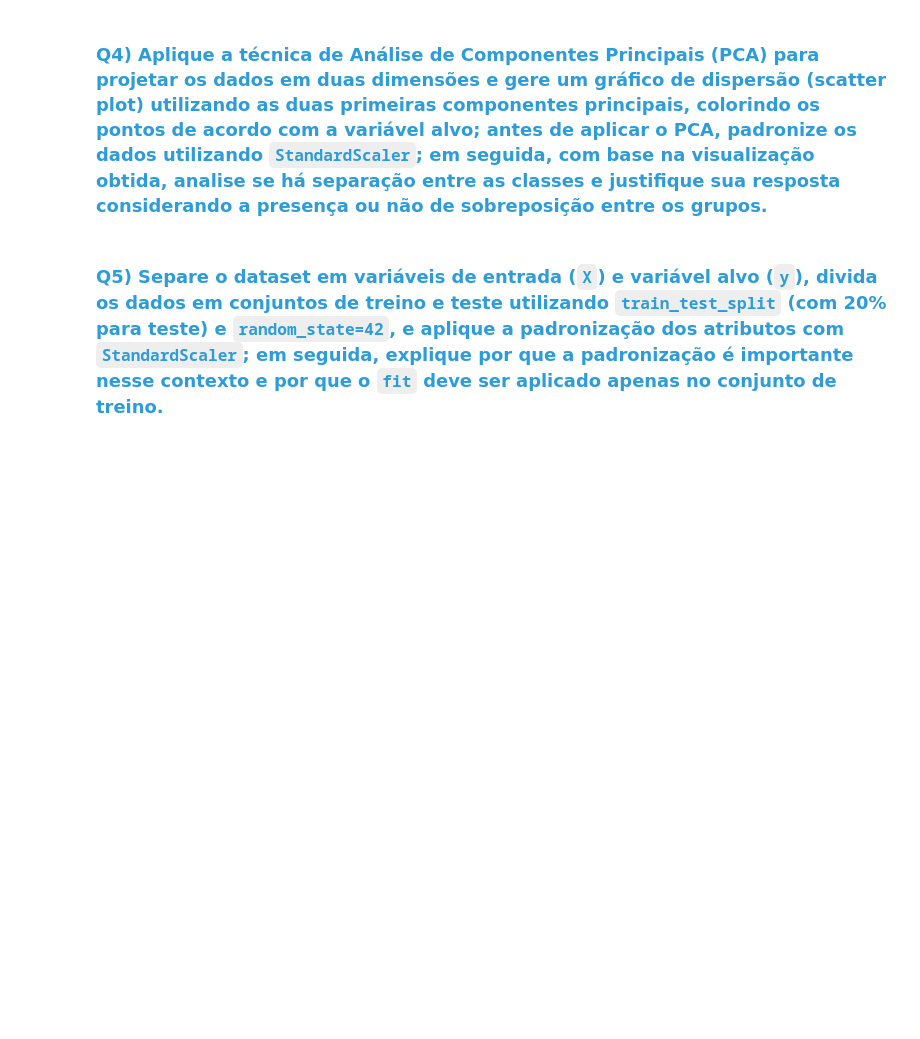
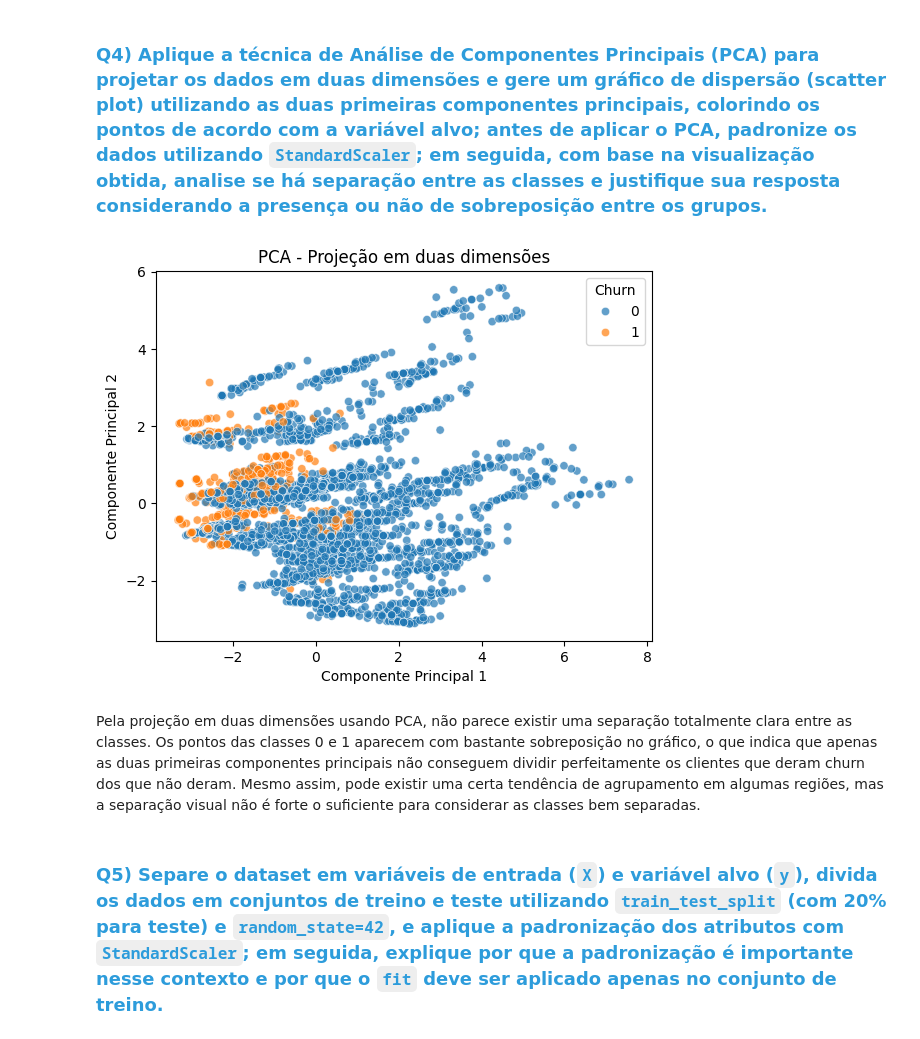
Before and after one commit to MarceloHOPV/API---fastAPI, a Jupyter notebook: C318_2026_1_Atividade_05_Enunciado.ipynb, the cells around one changed output. Cells and saved outputs as stored; diff of their text form; code cells hidden in the pictures; blank space fills up the shorter version.

```diff
--- a/C318_2026_1_Atividade_05_Enunciado.ipynb
+++ b/C318_2026_1_Atividade_05_Enunciado.ipynb
@@ -147,4 +195,25 @@ O dataset possui 3150 amostras e 14 atributos (incluindo a variável alvo), send
 # %% [markdown]
 ### <font color='#2D9CDB'>Q4) Aplique a técnica de Análise de Componentes Principais (PCA) para projetar os dados em duas dimensões e gere um gráfico de dispersão (scatter plot) utilizando as duas primeiras componentes principais, colorindo os pontos de acordo com a variável alvo; antes de aplicar o PCA, padronize os dados utilizando `StandardScaler`; em seguida, com base na visualização obtida, analise se há separação entre as classes e justifique sua resposta considerando a presença ou não de sobreposição entre os grupos.</font>
+# %%
+X = df.drop(columns=[TARGET_COLUMN])
+y = df[TARGET_COLUMN]
+
+X_scaled = StandardScaler().fit_transform(X)
+
+pca = PCA(n_components=2)
+X_pca = pca.fit_transform(X_scaled)
+
+pca_df = pd.DataFrame(X_pca, columns=["PC1", "PC2"])
+pca_df[TARGET_COLUMN] = y.values
+
+sns.scatterplot(data=pca_df, x="PC1", y="PC2", hue=TARGET_COLUMN, alpha=0.7)
+plt.title("PCA - Projeção em duas dimensões")
+plt.xlabel("Componente Principal 1")
+plt.ylabel("Componente Principal 2")
+plt.show()
+# %% [output]
+[figure, added]
+# %% [markdown]
+Pela projeção em duas dimensões usando PCA, não parece existir uma separação totalmente clara entre as classes. Os pontos das classes 0 e 1 aparecem com bastante sobreposição no gráfico, o que indica que apenas as duas primeiras componentes principais não conseguem dividir perfeitamente os clientes que deram churn dos que não deram. Mesmo assim, pode existir uma certa tendência de agrupamento em algumas regiões, mas a separação visual não é forte o suficiente para considerar as classes bem separadas.
 # %% [markdown]
 ### <font color='#2D9CDB'>Q5) Separe o dataset em variáveis de entrada (`X`) e variável alvo (`y`), divida os dados em conjuntos de treino e teste utilizando `train_test_split` (com 20% para teste) e `random_state=42`, e aplique a padronização dos atributos com `StandardScaler`; em seguida, explique por que a padronização é importante nesse contexto e por que o `fit` deve ser aplicado apenas no conjunto de treino.
```
Also changed, not shown: parts of 34 cells of this notebook.
